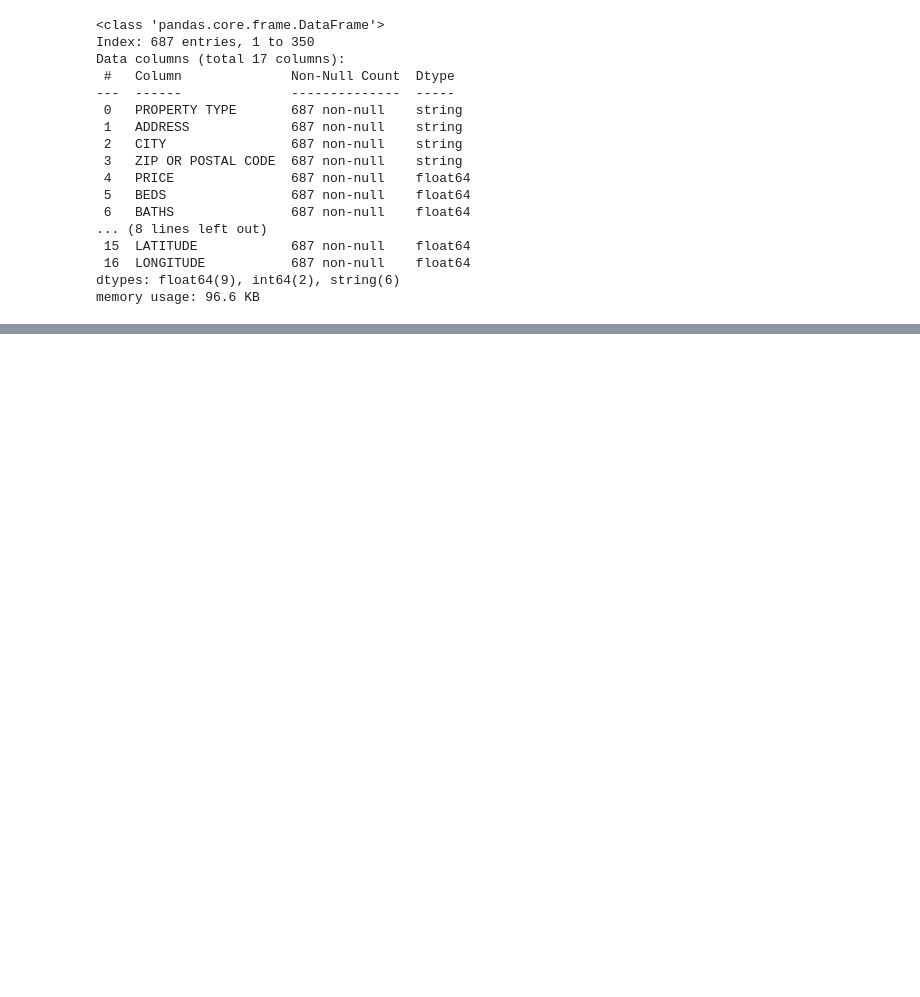
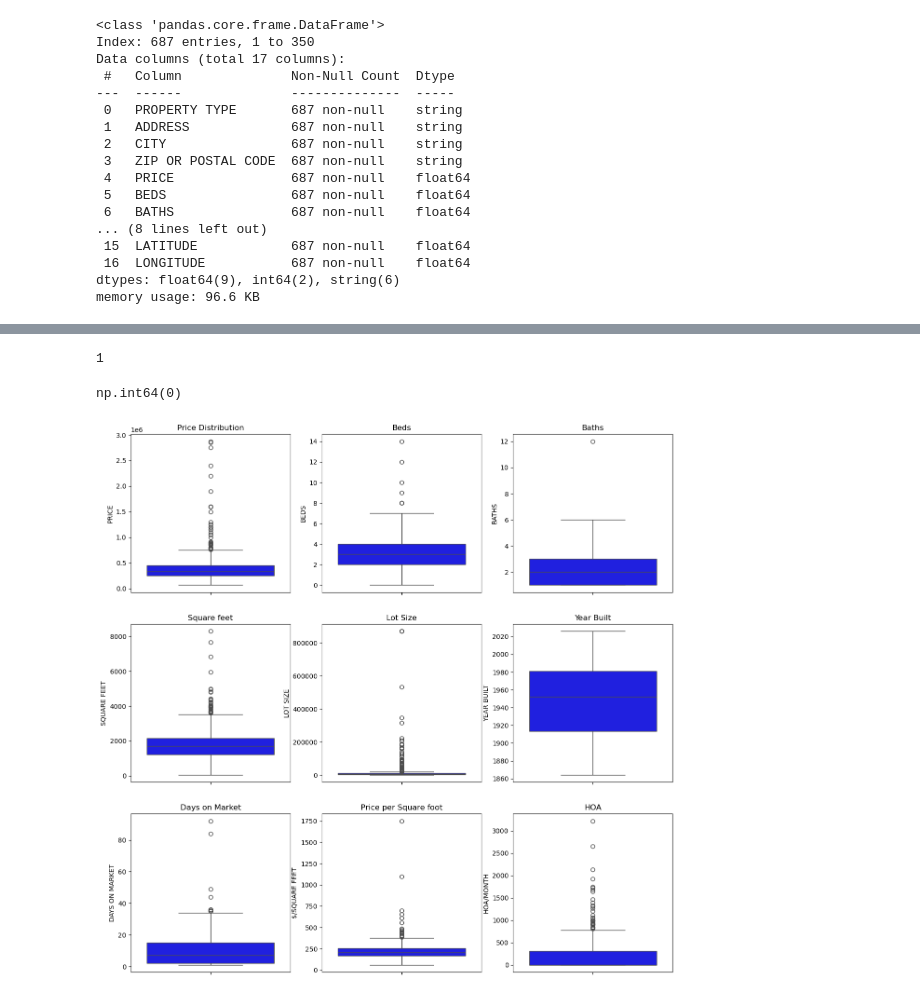
Before and after one commit to benpeters252/Projects, a Jupyter notebook: Capstone MN Housing Cost/MN_Housing_DW.ipynb, the cells around one changed output, grey strips where cells are left out. Drawn from its saved outputs; the diff is of its cells as text; code cells hidden in the pictures; blank space fills up the shorter version.

```diff
--- a/Capstone MN Housing Cost/MN_Housing_DW.ipynb
+++ b/Capstone MN Housing Cost/MN_Housing_DW.ipynb
@@ -584,3 +586,53 @@ MN_cleaned.reset_index(drop=True).head()
 | 2 | Single Family Residential | 9532 Yosemite Rd | Bloomington | 55437.0 | 649900.0 | 4.0 | 5.0 | Bloomington | 3492.0 | ... |
 | 3 | Condo/Co-op | 3251 Louisiana Ave S #201 | Saint Louis Park | 55426.0 | 424900.0 | 2.0 | 2.0 | Saint Louis Park | 1670.0 | ... |
 | 4 | Townhouse | 1315 Douglas Dr N | Golden Valley | 55422.0 | 280000.0 | 3.0 | 2.0 | Golden Valley | 1364.0 | ... |
+# %%
+# Checking for remaining duplicates
+duplicated_row = MN_cleaned['ADDRESS'].duplicated().sum()
+print(duplicated_row)
+# %% [output]
+1
+# %%
+# 1 duplicate found. Will remove
+
+MN_cleaned.drop_duplicates(inplace=True)
+MN_cleaned.duplicated().sum()
+# %% [output]
+np.int64(0)
+# %%
+# now to look for outliers. This will be done with a box plot
+
+fig, axes = plt.subplots(3, 3, figsize=(15,15))
+
+axes = axes.flatten()
+
+sns.boxplot(data=MN_cleaned, y='PRICE', ax=axes[0], color='blue')
+axes[0].set_title('Price Distribution')
+
+sns.boxplot(data=MN_cleaned, y='BEDS',ax=axes[1], color='blue')
+axes[1].set_title('Beds')
+
+sns.boxplot(data=MN_cleaned, y='BATHS',ax=axes[2], color='blue')
+axes[2].set_title('Baths')
+
+sns.boxplot(data=MN_cleaned, y='SQUARE FEET',ax=axes[3], color='blue')
+axes[3].set_title('Square feet')
+
+sns.boxplot(data=MN_cleaned, y='LOT SIZE',ax=axes[4], color='blue')
+axes[4].set_title('Lot Size')
+
+sns.boxplot(data=MN_cleaned, y='YEAR BUILT',ax=axes[5], color='blue')
+axes[5].set_title('Year Built')
+
+sns.boxplot(data=MN_cleaned, y='DAYS ON MARKET',ax=axes[6], color='blue')
+axes[6].set_title('Days on Market')
+
+sns.boxplot(data=MN_cleaned, y='$/SQUARE FEET',ax=axes[7], color='blue')
+axes[7].set_title('Price per Square foot')
+
+sns.boxplot(data=MN_cleaned, y='HOA/MONTH',ax=axes[8], color='blue')
+axes[8].set_title('HOA')
+
+plt.show()
+# %% [output]
+[figure, added]
```
Also changed, not shown: parts of 3 cells of this notebook, 1 other file.
